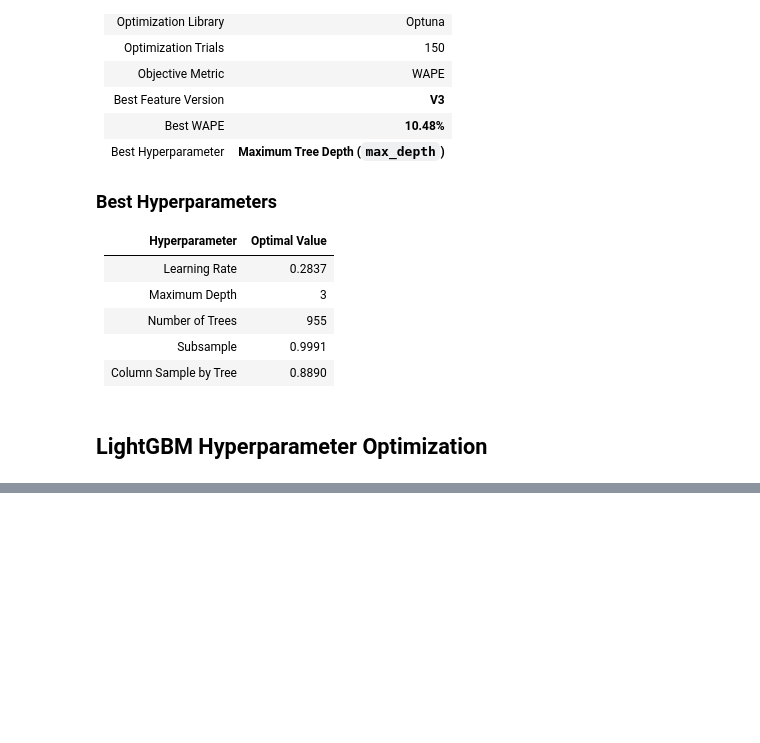
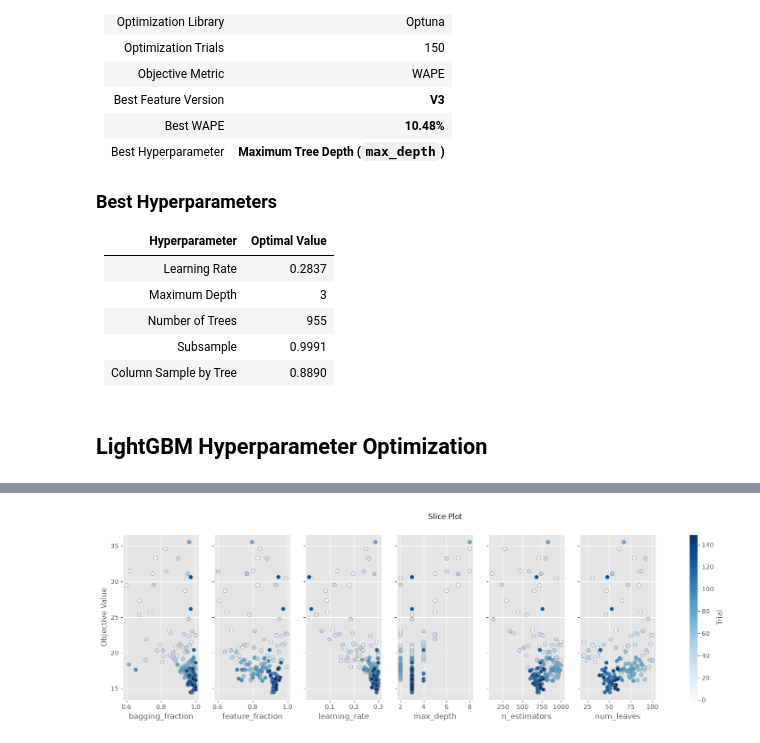
Before and after one commit to DivjyotSinghSuri/GridSight, a Jupyter notebook: notebooks/02_hyperparameter_tuning.ipynb, the cells around one changed output, grey strips where cells are left out. Saved outputs shown, nothing was run; the diff lists cells and outputs as text; code cells hidden in the pictures; blank space fills up the shorter version.

```diff
--- a/notebooks/02_hyperparameter_tuning.ipynb
+++ b/notebooks/02_hyperparameter_tuning.ipynb
@@ -444,0 +668,5 @@ plt.show()
+# %%
+optuna.visualization.matplotlib.plot_slice(study)
+plt.show()
+# %% [output]
+[figure, added]
```
Also changed, not shown: parts of 37 cells of this notebook, 4 other files.
